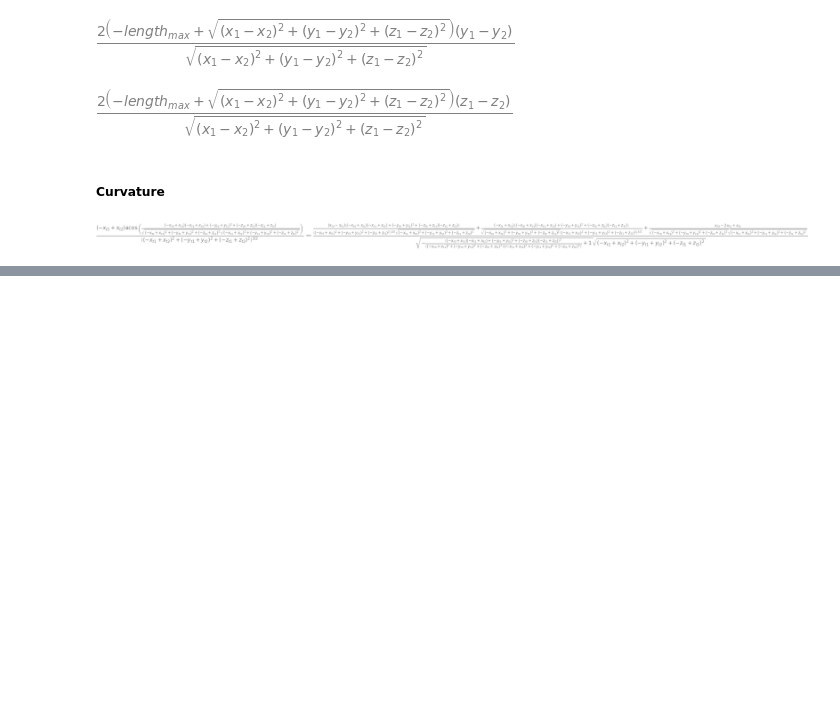
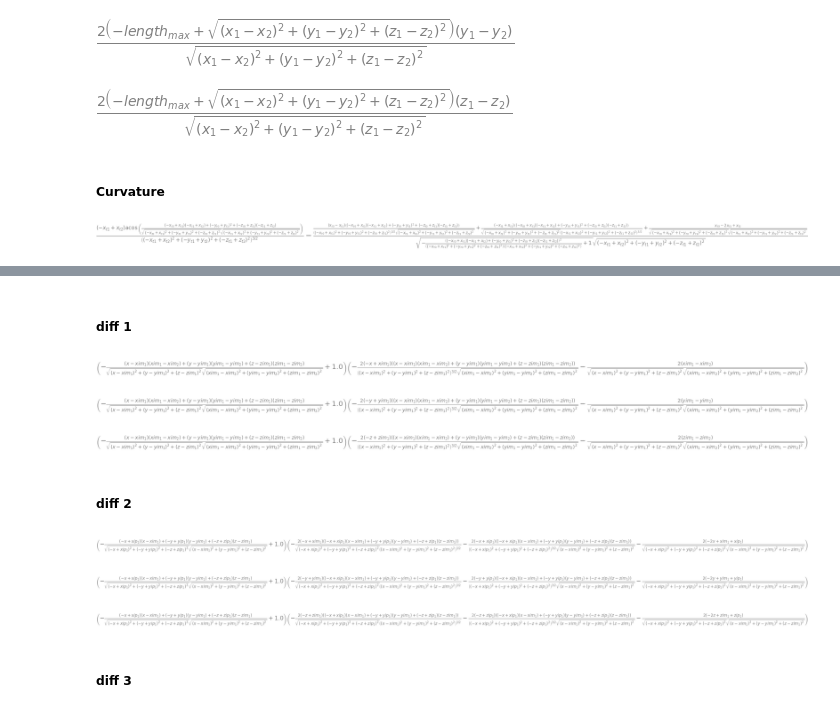
Before and after one commit to bladesaber/MAPF_Pipeline, a Jupyter notebook: scripts/math_infer.ipynb, the cells around one changed output, grey strips where cells are left out. Drawn from its saved outputs; the diff is of its cells as text; code cells hidden in the pictures; blank space fills up the shorter version.

```diff
--- a/scripts/math_infer.ipynb
+++ b/scripts/math_infer.ipynb
@@ -118,0 +142,54 @@ sympy.diff(loss, x_t1)
+# %%
+xim2, yim2, zim2 = symbols('xim2, yim2, zim2', is_positive=True, is_real=True)
+xim1, yim1, zim1 = symbols('xim1, yim1, zim1', is_positive=True, is_real=True)
+x, y, z = symbols('x, y, z', is_positive=True, is_real=True)
+xip1, yip1, zip1 = symbols('xip1, yip1, zip1', is_positive=True, is_real=True)
+xip2, yip2, zip2 = symbols('xip2, yip2, zip2', is_positive=True, is_real=True)
+# %%
+vecx1, vecy1, vecz1 = xim1 - xim2, yim1 - yim2, zim1 - zim2
+vecx2, vecy2, vecz2 = x - xim1, y - yim1, z - zim1
+vecx3, vecy3, vecz3 = xip1 - x, yip1 - y, zip1 - z
+vecx4, vecy4, vecz4 = xip2 - xip1, yip2 - yip1, zip2 - zip1
+
+length1 = sympy.sqrt(sympy.Pow(vecx1, 2) + sympy.Pow(vecy1, 2) + sympy.Pow(vecz1, 2))
+length2 = sympy.sqrt(sympy.Pow(vecx2, 2) + sympy.Pow(vecy2, 2) + sympy.Pow(vecz2, 2))
+length3 = sympy.sqrt(sympy.Pow(vecx3, 2) + sympy.Pow(vecy3, 2) + sympy.Pow(vecz3, 2))
+length4 = sympy.sqrt(sympy.Pow(vecx4, 2) + sympy.Pow(vecy4, 2) + sympy.Pow(vecz4, 2))
+
+costheta = (vecx1 * vecx2 + vecy1 * vecy2 + vecz1 * vecz2) / (length1 * length2)
+costheta1 = (vecx2 * vecx3 + vecy2 * vecy3 + vecz2 * vecz3) / (length2 * length3)
+costheta2 = (vecx3 * vecx4 + vecy3 * vecy4 + vecz3 * vecz4) / (length3 * length4)
+
+loss = sympy.Pow(1.0 - costheta, 2)
+loss1 = sympy.Pow(1.0 - costheta1, 2)
+loss2 = sympy.Pow(1.0 - costheta2, 2)
+# %% [markdown]
+##### diff 1
+# %%
+sympy.diff(loss, x)
+# %% [output]
+[figure, added]
+# %%
+sympy.diff(loss, y)
+# %% [output]
+[figure, added]
+# %%
+sympy.diff(loss, z)
+# %% [output]
+[figure, added]
+# %% [markdown]
+##### diff 2
+# %%
+sympy.diff(loss1, x)
+# %% [output]
+[figure, added]
+# %%
+sympy.diff(loss1, y)
+# %% [output]
+[figure, added]
+# %%
+sympy.diff(loss1, z)
+# %% [output]
+[figure, added]
+# %% [markdown]
+##### diff 3
```
Also changed, not shown: parts of 102 cells of this notebook, 18 other files.
